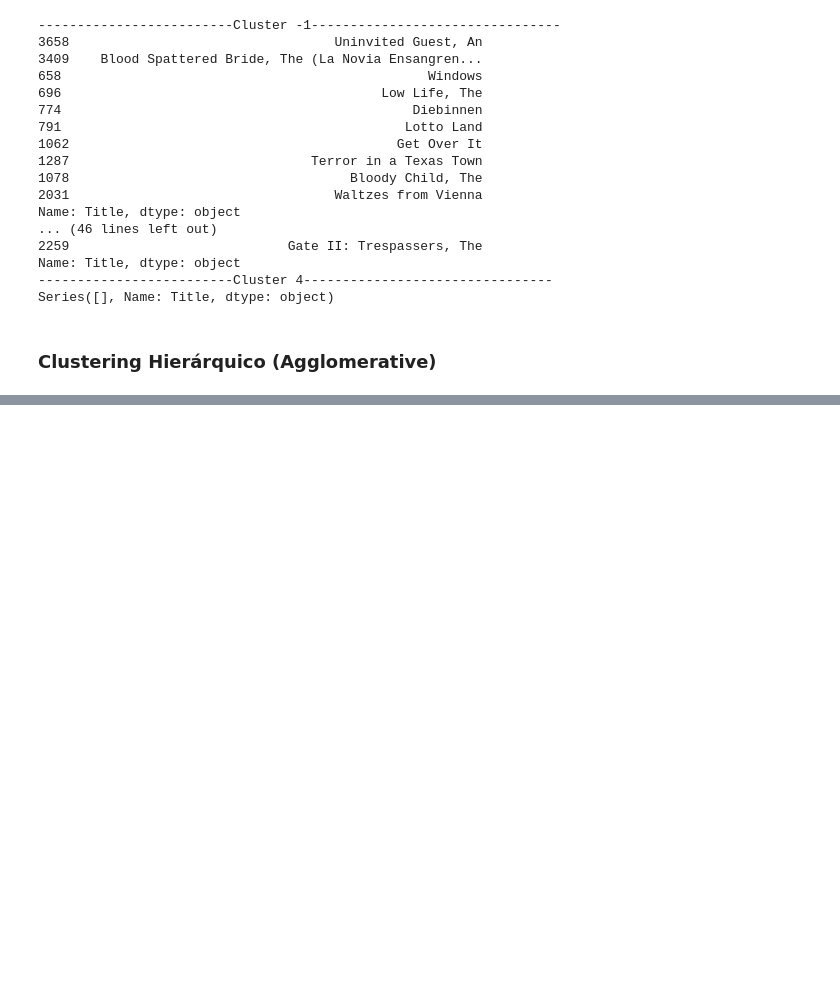
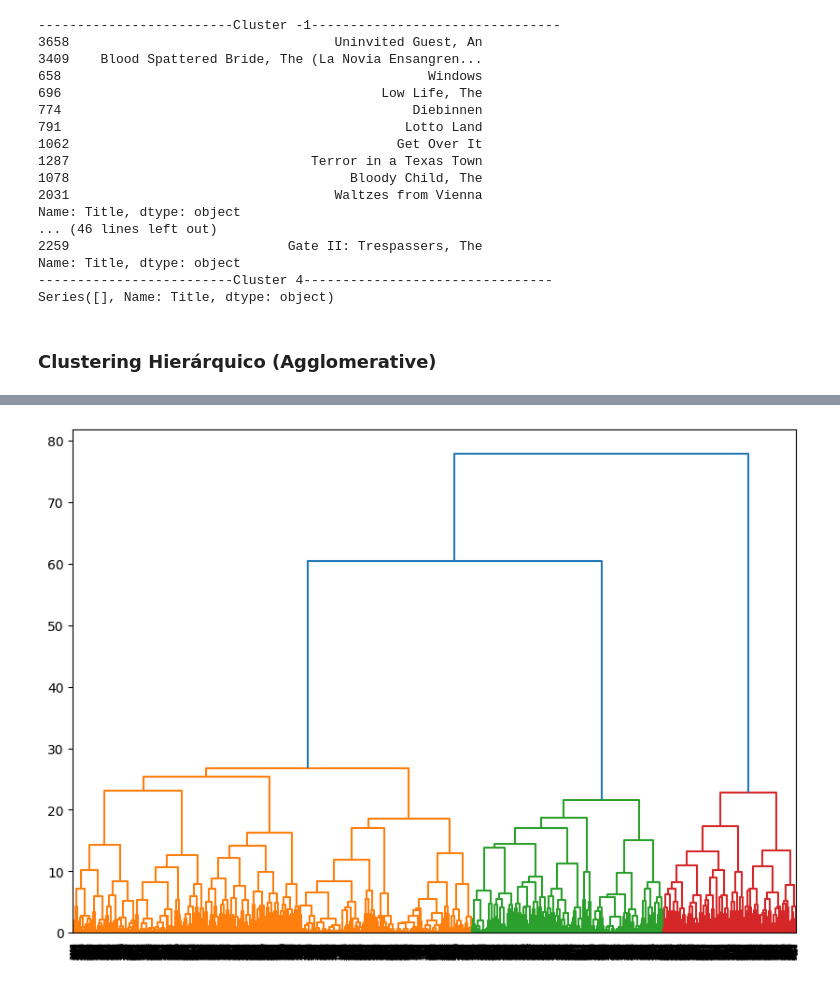
Before and after one commit to casalecchi/data-mining, a Jupyter notebook: movie.ipynb, the cells around one changed output, grey strips where cells are left out. Saved outputs shown, nothing was run; the diff lists cells and outputs as text; code cells hidden in the pictures; blank space fills up the shorter version.

```diff
--- a/movie.ipynb
+++ b/movie.ipynb
@@ -361,3 +366,11 @@ Name: Title, dtype: object
 Series([], Name: Title, dtype: object)
 # %% [markdown]
 ### Clustering Hierárquico (Agglomerative)
+# %%
+X = final_data[feature_columns]
+agg_clustering = AgglomerativeClustering(n_clusters=5, metric='euclidean', linkage='ward')
+cluster = final_data.copy()
+cluster['Cluster'] = agg_clustering.fit_predict(X)
+for k in range(5):
+    print(f'-------------------------Cluster {k}--------------------------------')
+    print(cluster[cluster['Cluster'] == k].sort_values(by='Rating')['Title'][:10])
@@ -363,0 +395,11 @@ Series([], Name: Title, dtype: object)
+# %%
+# Visualizar dendrograma
+linked = linkage(X, 'ward')
+plt.figure(figsize=(10, 7))
+dendrogram(linked,
+            orientation='top',
+            distance_sort='descending',
+            show_leaf_counts=True)
+plt.show()
+# %% [output]
+[figure, added]
```
Also changed, not shown: parts of 27 cells of this notebook.
